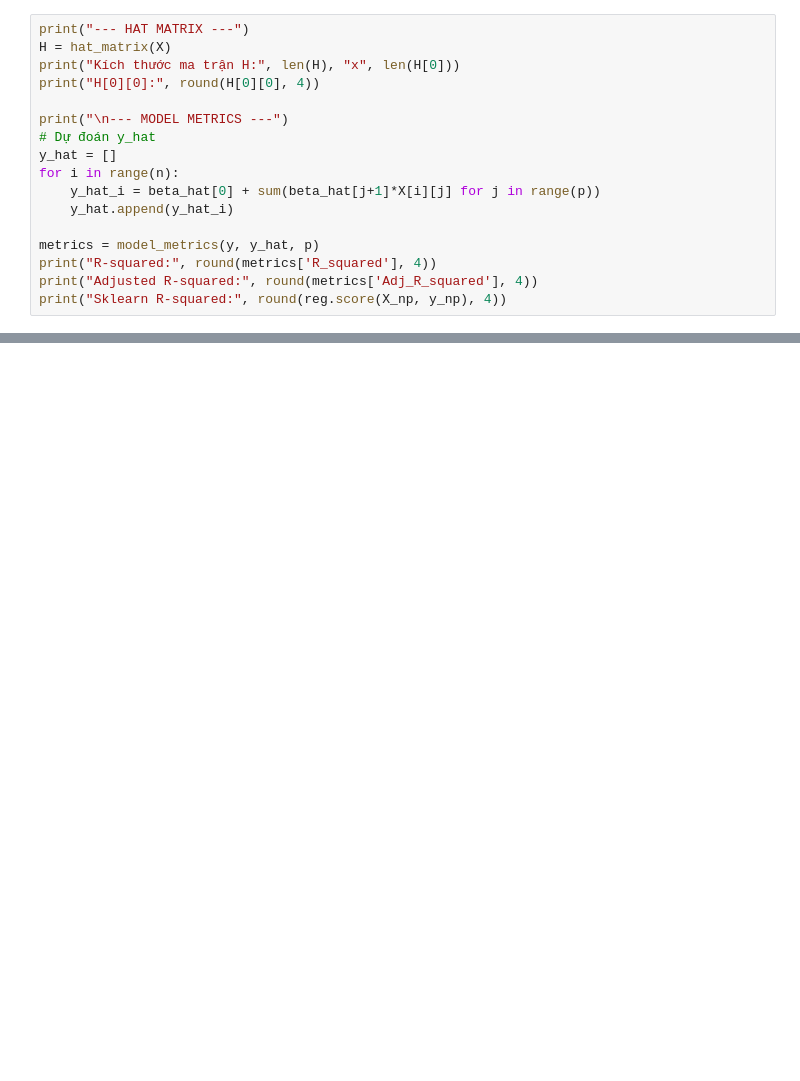
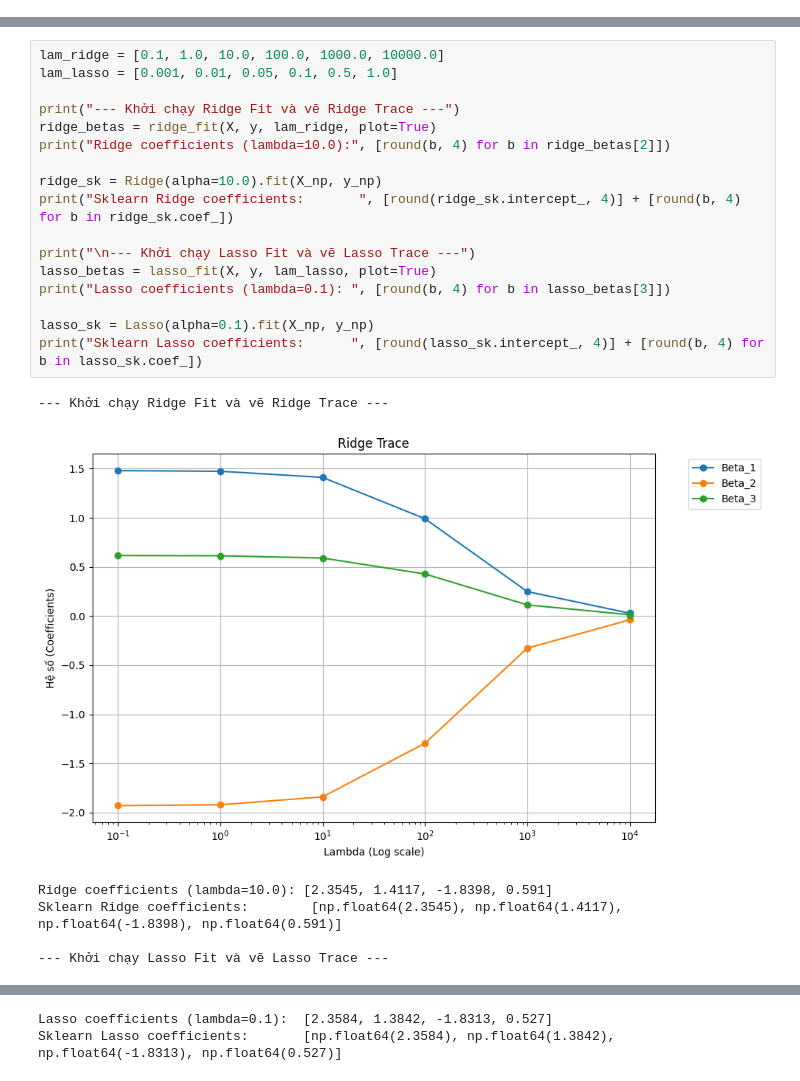
Before and after one commit to Hoaiduc195/project_2, a Jupyter notebook: part1/part1_notebook.ipynb, the cells around one changed output, grey strips where cells are left out. Saved outputs shown, nothing was run; the diff lists cells and outputs as text; blank space fills up the shorter version.

```diff
--- a/part1/part1_notebook.ipynb
+++ b/part1/part1_notebook.ipynb
@@ -73,17 +0,0 @@ print("P-values (SM):", [round(p, 4) for p in model_sm.pvalues])
-# %%
-print("--- HAT MATRIX ---")
-H = hat_matrix(X)
-print("Kích thước ma trận H:", len(H), "x", len(H[0]))
-print("H[0][0]:", round(H[0][0], 4))
-
-print("\n--- MODEL METRICS ---")
-# Dự đoán y_hat
-y_hat = []
-for i in range(n):
-    y_hat_i = beta_hat[0] + sum(beta_hat[j+1]*X[i][j] for j in range(p))
-    y_hat.append(y_hat_i)
-
-metrics = model_metrics(y, y_hat, p)
-print("R-squared:", round(metrics['R_squared'], 4))
-print("Adjusted R-squared:", round(metrics['Adj_R_squared'], 4))
-print("Sklearn R-squared:", round(reg.score(X_np, y_np), 4))
@@ -133,0 +243,24 @@ NameError: name 'gauss_markov_monte_carlo' is not defined
+# %%
+lam_ridge = [0.1, 1.0, 10.0, 100.0, 1000.0, 10000.0]
+lam_lasso = [0.001, 0.01, 0.05, 0.1, 0.5, 1.0]
+
+print("--- Khởi chạy Ridge Fit và vẽ Ridge Trace ---")
+ridge_betas = ridge_fit(X, y, lam_ridge, plot=True)
+print("Ridge coefficients (lambda=10.0):", [round(b, 4) for b in ridge_betas[2]])
+
+ridge_sk = Ridge(alpha=10.0).fit(X_np, y_np)
+print("Sklearn Ridge coefficients:       ", [round(ridge_sk.intercept_, 4)] + [round(b, 4) for b in ridge_sk.coef_])
+
+print("\n--- Khởi chạy Lasso Fit và vẽ Lasso Trace ---")
+lasso_betas = lasso_fit(X, y, lam_lasso, plot=True)
+print("Lasso coefficients (lambda=0.1): ", [round(b, 4) for b in lasso_betas[3]])
+
+lasso_sk = Lasso(alpha=0.1).fit(X_np, y_np)
+print("Sklearn Lasso coefficients:      ", [round(lasso_sk.intercept_, 4)] + [round(b, 4) for b in lasso_sk.coef_])
+# %% [output]
+--- Khởi chạy Ridge Fit và vẽ Ridge Trace ---
+[figure, added]
+Ridge coefficients (lambda=10.0): [2.3545, 1.4117, -1.8398, 0.591]
+Sklearn Ridge coefficients:        [np.float64(2.3545), np.float64(1.4117), np.float64(-1.8398), np.float64(0.591)]
+
+--- Khởi chạy Lasso Fit và vẽ Lasso Trace ---
@@ -133,0 +268,2 @@ NameError: name 'gauss_markov_monte_carlo' is not defined
+Lasso coefficients (lambda=0.1):  [2.3584, 1.3842, -1.8313, 0.527]
+Sklearn Lasso coefficients:       [np.float64(2.3584), np.float64(1.3842), np.float64(-1.8313), np.float64(0.527)]
```
Also changed, not shown: parts of 44 cells of this notebook, 4 other files.
